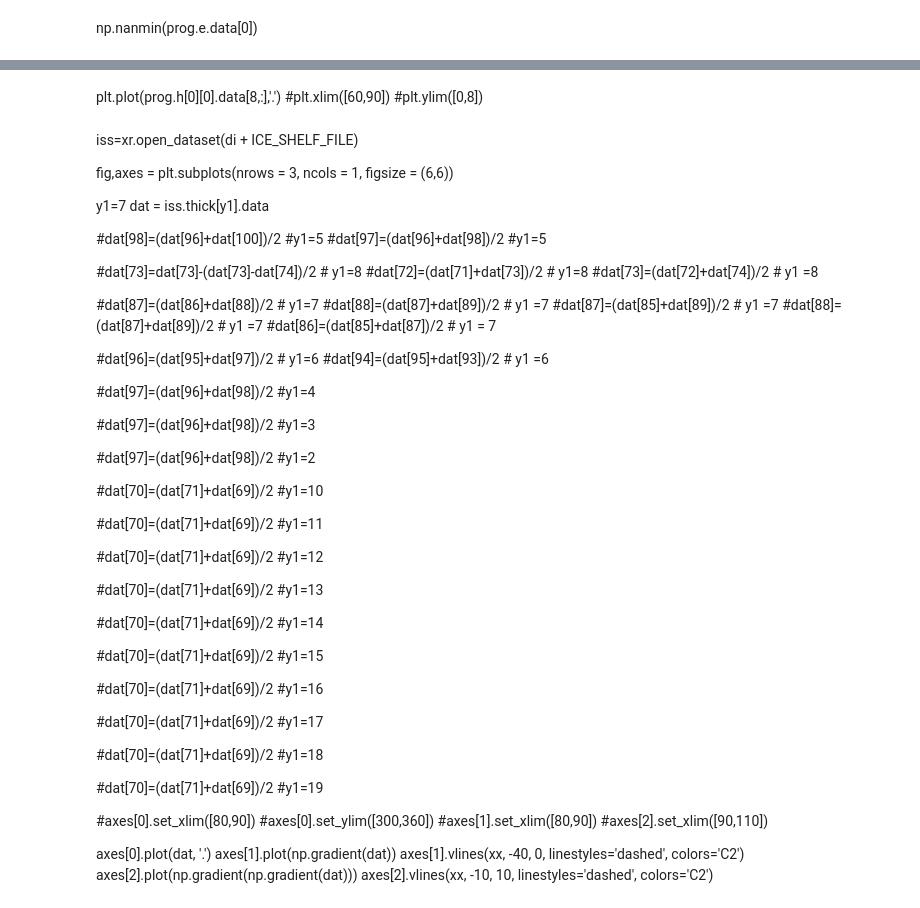
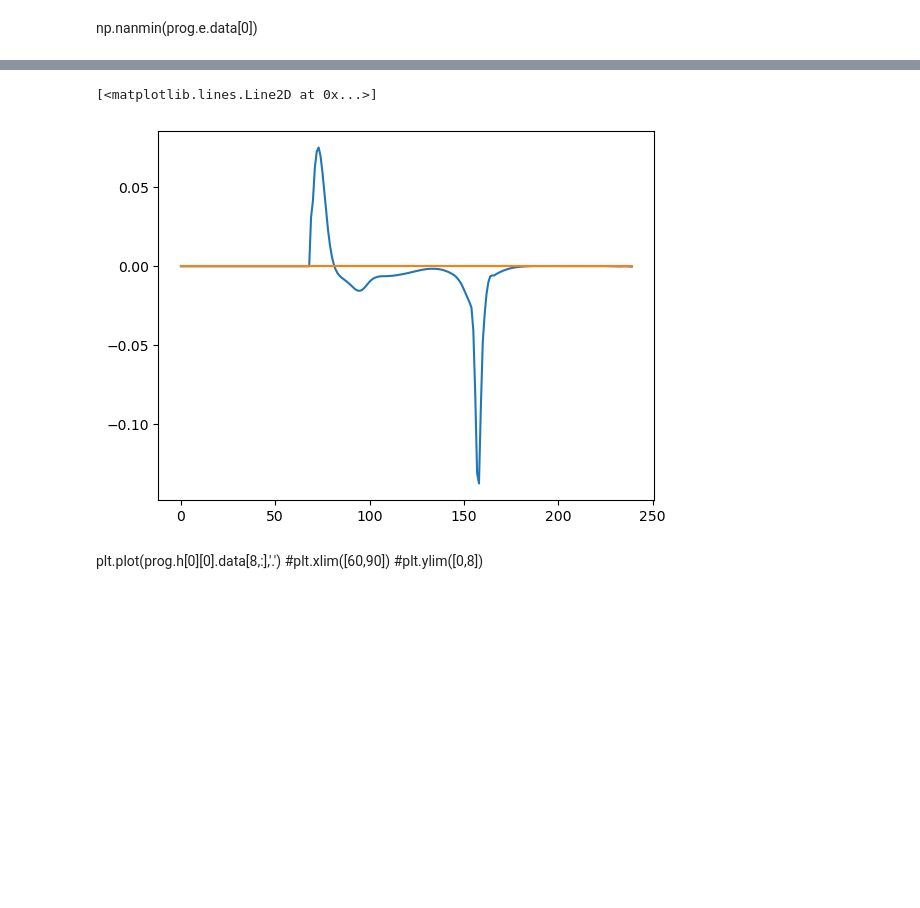
Before and after one commit to yungcm/MOM6-examples, a Jupyter notebook: ocean_only/seamount/isomip_masked/isomip_masked.ipynb, the cells around one changed output, grey strips where cells are left out. Drawn from its saved outputs; the diff is of its cells as text; code cells hidden in the pictures; blank space fills up the shorter version.

```diff
--- a/ocean_only/seamount/isomip_masked/isomip_masked.ipynb
+++ b/ocean_only/seamount/isomip_masked/isomip_masked.ipynb
@@ -460,64 +489,10 @@ np.unique(np.concatenate((np.unique(ice.mass_flux[-1].data),
+# %%
+plt.plot(ice.mass_flux[-1][15,:]-ice.mass_flux[-1][39-15,:])
+plt.plot(ice.melt_rate[-1][20,:]*114)
+# %% [output]
+[<matplotlib.lines.Line2D at 0x...>]
+[figure, added]
 # %% [markdown]
 plt.plot(prog.h[0][0].data[8,:],'.')
 #plt.xlim([60,90])
 #plt.ylim([0,8])
-# %% [markdown]
-iss=xr.open_dataset(di + ICE_SHELF_FILE)
-
-fig,axes = plt.subplots(nrows = 3, ncols = 1, figsize = (6,6))
-
-y1=7
-dat = iss.thick[y1].data
-
-#dat[98]=(dat[96]+dat[100])/2 #y1=5
-#dat[97]=(dat[96]+dat[98])/2  #y1=5
-
-#dat[73]=dat[73]-(dat[73]-dat[74])/2 # y1=8
-#dat[72]=(dat[71]+dat[73])/2 # y1=8
-#dat[73]=(dat[72]+dat[74])/2 # y1 =8
-
-#dat[87]=(dat[86]+dat[88])/2 # y1=7
-#dat[88]=(dat[87]+dat[89])/2 # y1 =7
-#dat[87]=(dat[85]+dat[89])/2 # y1 =7
-#dat[88]=(dat[87]+dat[89])/2 # y1 =7
-#dat[86]=(dat[85]+dat[87])/2 # y1 = 7
-
-#dat[96]=(dat[95]+dat[97])/2 # y1=6
-#dat[94]=(dat[95]+dat[93])/2 # y1 =6
-
-#dat[97]=(dat[96]+dat[98])/2 #y1=4
-
-#dat[97]=(dat[96]+dat[98])/2 #y1=3
-
-#dat[97]=(dat[96]+dat[98])/2 #y1=2
-
-#dat[70]=(dat[71]+dat[69])/2 #y1=10
-
-#dat[70]=(dat[71]+dat[69])/2 #y1=11
-
-#dat[70]=(dat[71]+dat[69])/2 #y1=12
-
-#dat[70]=(dat[71]+dat[69])/2 #y1=13
-
-#dat[70]=(dat[71]+dat[69])/2 #y1=14
-
-#dat[70]=(dat[71]+dat[69])/2 #y1=15
-
-#dat[70]=(dat[71]+dat[69])/2 #y1=16
-
-#dat[70]=(dat[71]+dat[69])/2 #y1=17
-
-#dat[70]=(dat[71]+dat[69])/2 #y1=18
-
-#dat[70]=(dat[71]+dat[69])/2 #y1=19
-
-#axes[0].set_xlim([80,90])
-#axes[0].set_ylim([300,360])
-#axes[1].set_xlim([80,90])
-#axes[2].set_xlim([90,110])
-
-axes[0].plot(dat, '.')
-axes[1].plot(np.gradient(dat))
-axes[1].vlines(xx, -40, 0, linestyles='dashed', colors='C2')
-axes[2].plot(np.gradient(np.gradient(dat)))
-axes[2].vlines(xx, -10, 10, linestyles='dashed', colors='C2')
```
Also changed, not shown: parts of 38 cells of this notebook, 43 other files.
